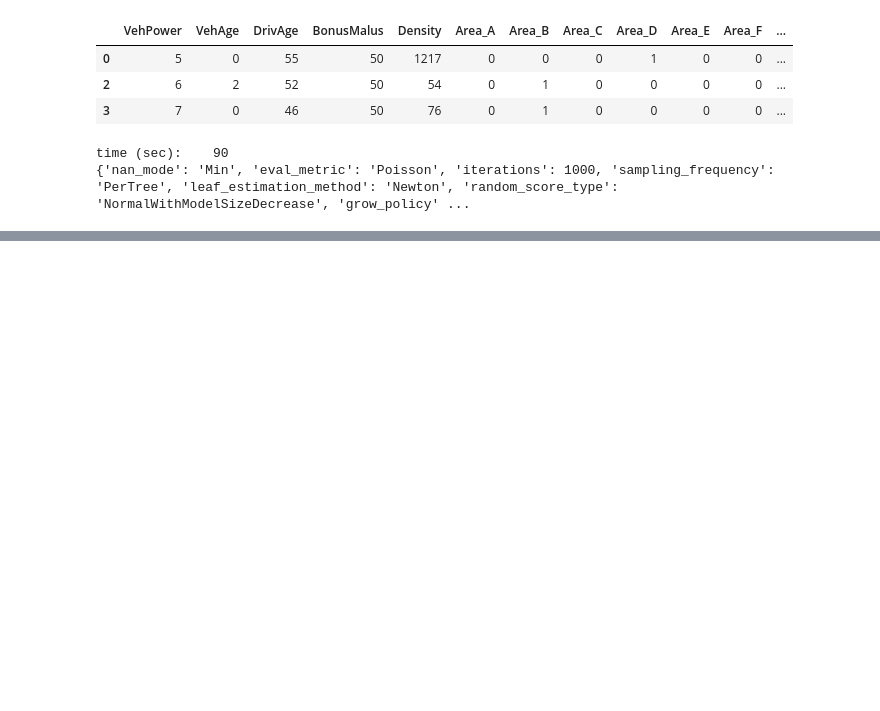
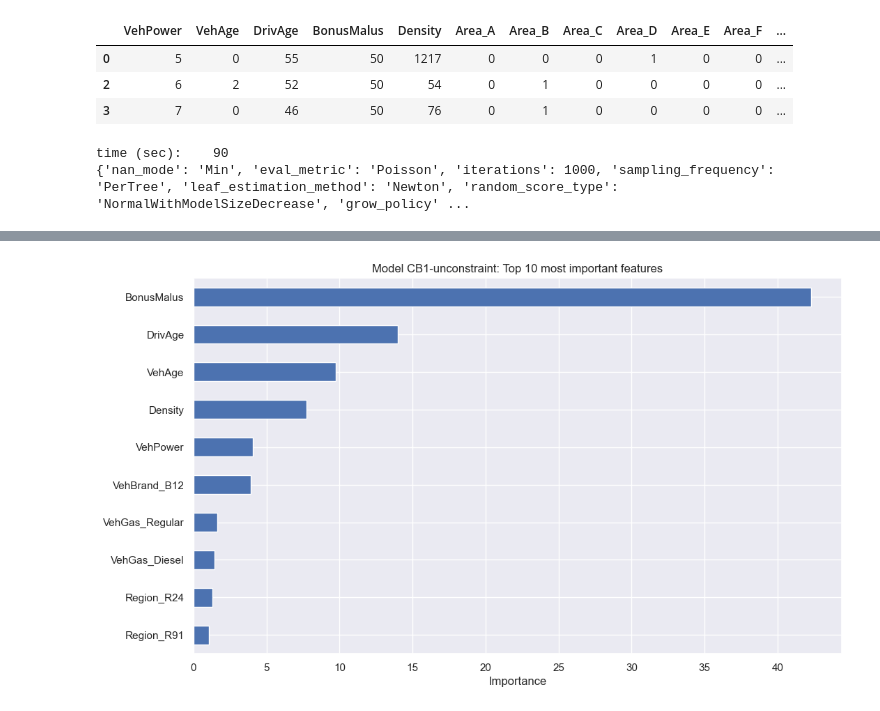
Before and after one commit to Pavan-jangid-here/ML-Projects, a Jupyter notebook: 5. French Motor Claims/Claim Frequency Modeling.ipynb, the cells around one changed output, grey strips where cells are left out. Saved outputs shown, nothing was run; the diff lists cells and outputs as text; code cells hidden in the pictures; blank space fills up the shorter version.

```diff
--- a/5. French Motor Claims/Claim Frequency Modeling.ipynb
+++ b/5. French Motor Claims/Claim Frequency Modeling.ipynb
@@ -308,0 +345,18 @@ time (sec):    90
+# %%
+def plot_feature_importance(model, data, top_n=20, model_name=''):
+    """
+    This function extracts and plots the most important features (if method feature_importance_ is available)
+    """
+    # Extract the most important features and create a Series for plotting
+    FI = pd.Series(model.feature_importances_, index=data.columns).nlargest(top_n)
+    # Plot the feature importances
+    FI.plot(kind='barh')
+    plt.gca().invert_yaxis()
+    text = 'Model {}: Top {} most important features'.format(model_name, top_n)
+    plt.title(text)
+    plt.xlabel('Importance')
+    plt.show()
+# %%
+plot_feature_importance(model_cb1, X_learn, 10, "CB1-unconstraint")
+# %% [output]
+[figure, added]
```
Also changed, not shown: parts of 28 cells of this notebook, 7 other files.
